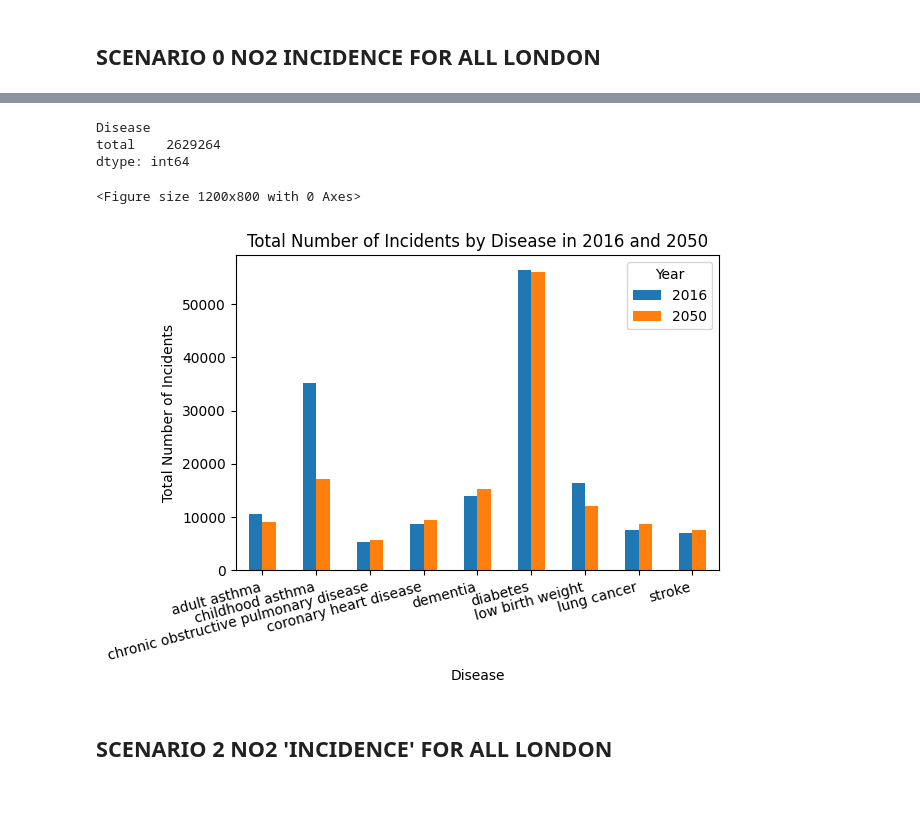
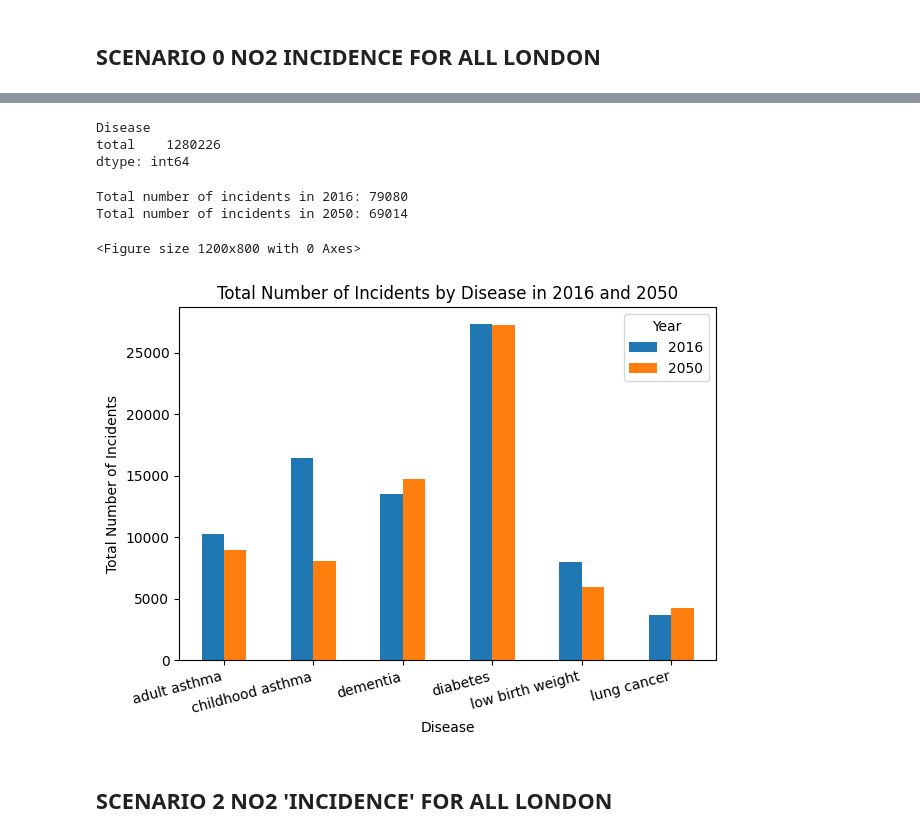
Before and after one commit to Frannerz/air_pollution_analysis, a Jupyter notebook: notebooks/LONDON_NO2.ipynb, the cells around one changed output, grey strips where cells are left out. Cells and saved outputs as stored; diff of their text form; code cells hidden in the pictures; blank space fills up the shorter version.

Commit message:
I've made changes to health files, and created additional files for hammersmith and tower hamlets, uploaded Machine learning project

```diff
--- a/notebooks/LONDON_NO2.ipynb
+++ b/notebooks/LONDON_NO2.ipynb
@@ -10,5 +31,6 @@ import numpy as np
 # %%
-directory = '../data_clean/health_xls'
+# THIS XLS FILES NEED TO BE SORTED BY CHEMICAL
+directory = '../data_unclean/health/NO2'
 sheet_name = 'Incidence'
 
 data_frames = []
@@ -35,9 +57,10 @@ london_NO2_incidence = merged_df.groupby(['Scenario', 'Year', 'Disease', 'AgeGro
 
 
 print(london_NO2_incidence.head())
+output_dir = '../data_clean'
+os.makedirs(output_dir, exist_ok=True)
 
-
-output_file = os.path.join(directory, 'london_no2_incidence.xlsx')
+output_file = os.path.join(output_dir, 'london_no2_incidence.xlsx')
 london_NO2_incidence.to_excel(output_file, index=False)
 
 print(f"Data successfully merged and saved to {output_file}")
@@ -101,29 +124,37 @@ total_incidence = grouped_data.sum(axis=1)
 total_incidence
 # %% [output]
 Disease
-total    2629264
+total    1280226
 dtype: int64
 # %%
 # DIFFERENCE BETWEEN 2016 AND 2050 FOR EACH DISEASE , NO AGE, INCIDENCE
 
 df_selected_years = NO2_incidence_s0[NO2_incidence_s0['Year'].isin(['2016', '2050'])]
 
 # Group the data by Disease and Year, and sum the Incidence values
 grouped_data = df_selected_years.groupby(['Disease', 'Year'])['Incidence'].sum().unstack()
 grouped_data = grouped_data[grouped_data.index != 'total']
+
+
+total_2016 = grouped_data['2016-01-01'].sum()
+total_2050 = grouped_data['2050-01-01'].sum()
+print("Total number of incidents in 2016:", total_2016)
+print("Total number of incidents in 2050:", total_2050)
 
 plt.figure(figsize=(12, 8))
 grouped_data.plot(kind='bar')
 plt.title('Total Number of Incidents by Disease in 2016 and 2050')
 plt.xlabel('Disease')
 plt.ylabel('Total Number of Incidents')
 plt.xticks(rotation=15, ha='right')  # Rotate x-axis labels for better readability
 plt.legend(labels=['2016', '2050'], title='Year')
 plt.tight_layout()  # Adjust layout to prevent clipping of labels
 plt.show()
 # %% [output]
-<Figure size 1200x800 with 0 Axes>
+Total number of incidents in 2016: 79080
+Total number of incidents in 2050: 69014
+<Figure size 1200x800 with 0 Axes>
-[figure, old version]
+[figure, new version]
 # %% [markdown]
 ## SCENARIO 2 NO2 'INCIDENCE' FOR ALL LONDON
 # %%
```
Also changed, not shown: parts of 16 cells of this notebook, 14 other files.
